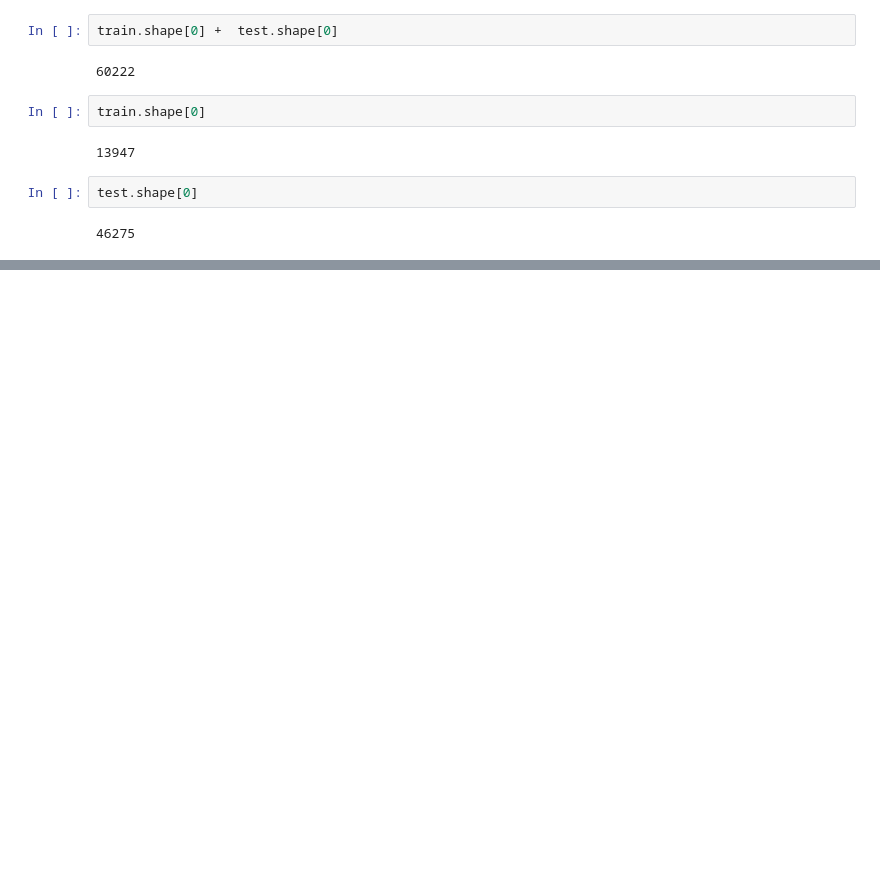
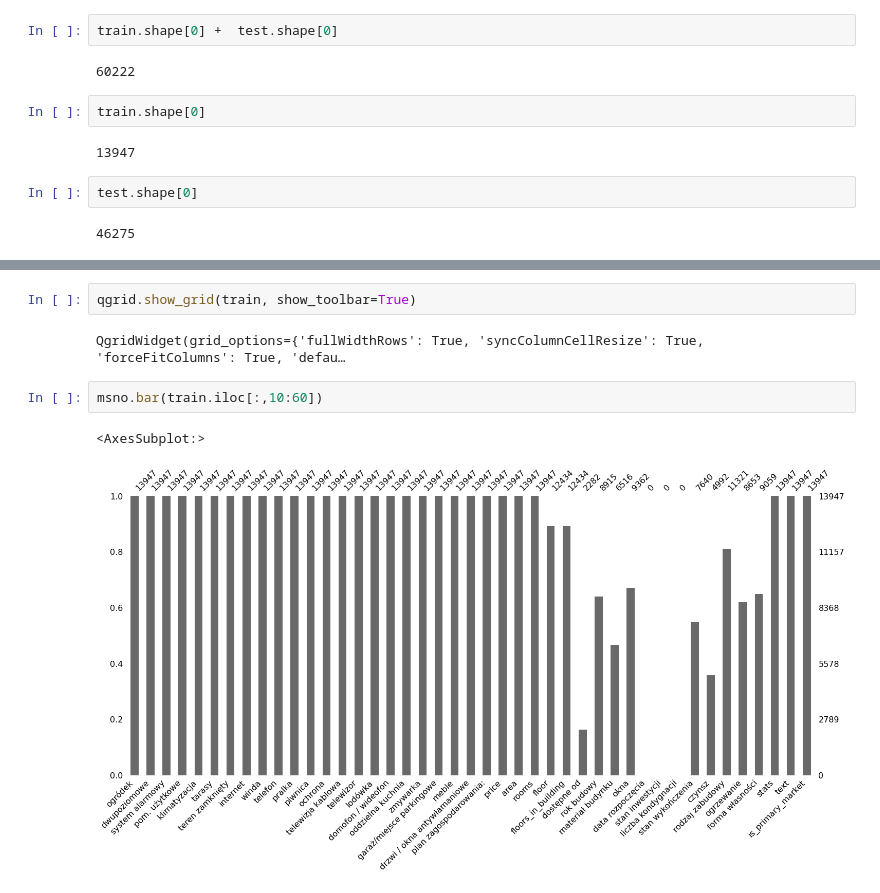
Before and after one commit to manielak/MachineLearning, a Jupyter notebook: PropertyPricePrediction.ipynb, the cells around one changed output, grey strips where cells are left out. Saved outputs shown, nothing was run; the diff lists cells and outputs as text; blank space fills up the shorter version.

```diff
--- a/PropertyPricePrediction.ipynb
+++ b/PropertyPricePrediction.ipynb
@@ -31,0 +69,9 @@ test.shape[0]
+# %%
+qgrid.show_grid(train, show_toolbar=True)
+# %% [output]
+QgridWidget(grid_options={'fullWidthRows': True, 'syncColumnCellResize': True, 'forceFitColumns': True, 'defau…
+# %%
+msno.bar(train.iloc[:,10:60])
+# %% [output]
+<AxesSubplot:>
+[figure, added]
```
Also changed, not shown: parts of 5 cells of this notebook.
